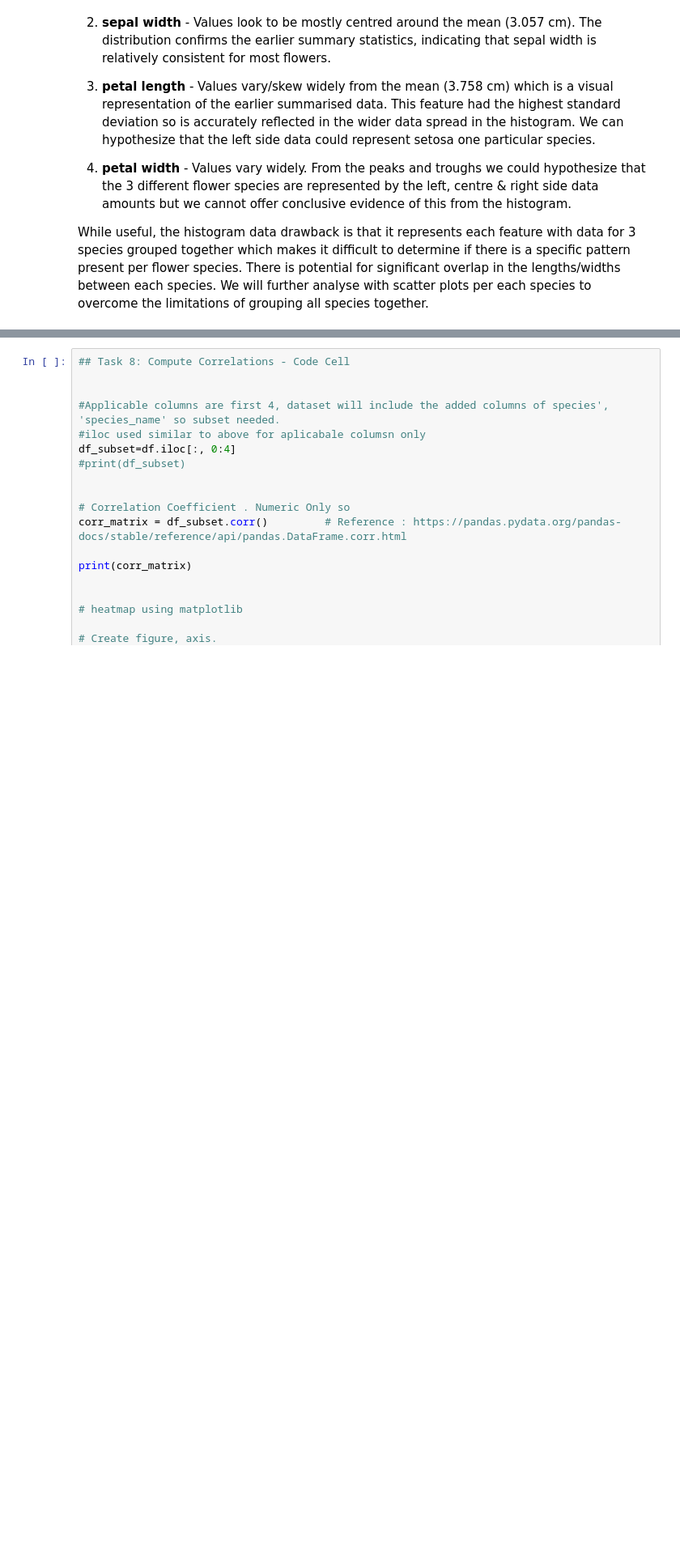
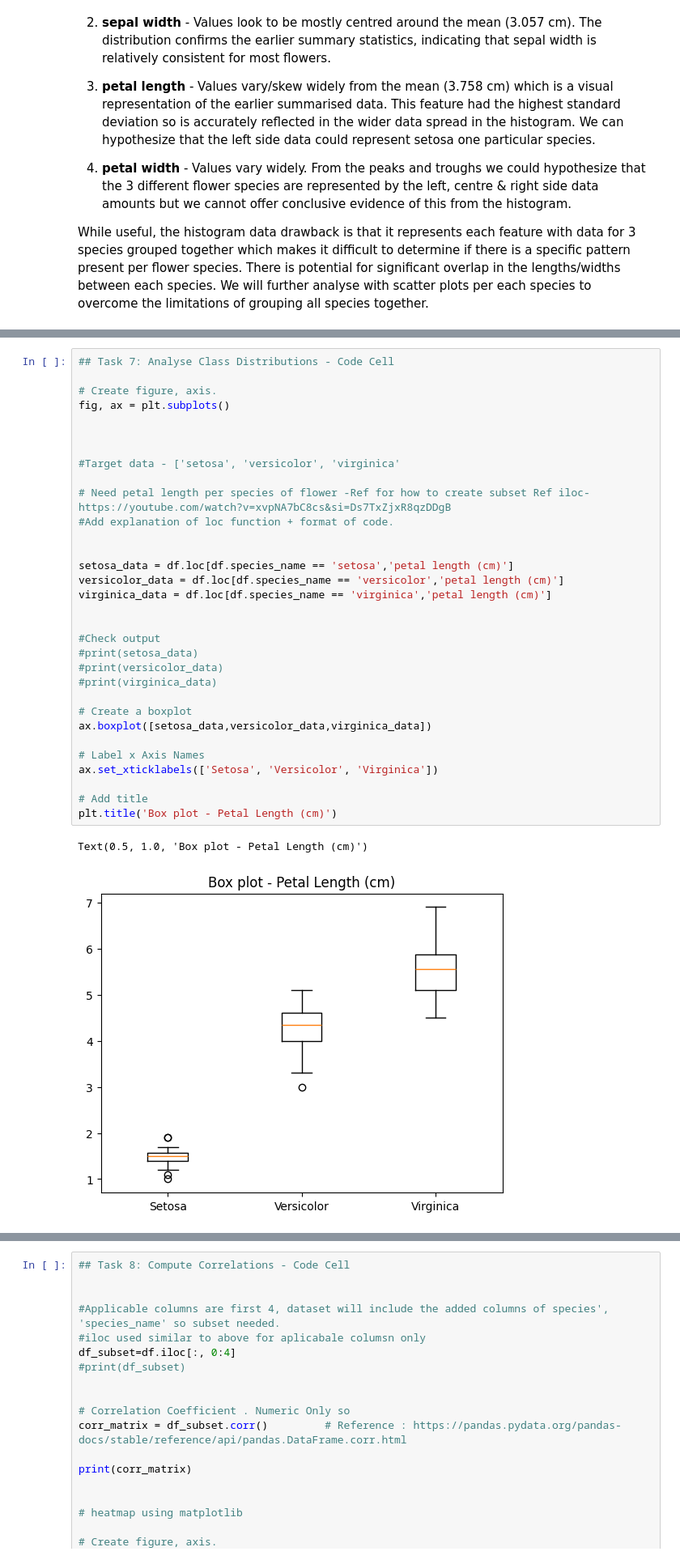
Before and after one commit to Mr-Scarf/pands-project, a Jupyter notebook: analysis.ipynb, the cells around one changed output, grey strips where cells are left out. Shown at 81% size. Cells and saved outputs as stored; diff of their text form; blank space fills up the shorter version.

```diff
--- a/analysis.ipynb
+++ b/analysis.ipynb
@@ -280,0 +474,35 @@ KeyError: "['species_name'] not in index"
+# %%
+## Task 7: Analyse Class Distributions - Code Cell
+
+# Create figure, axis.
+fig, ax = plt.subplots()
+
+
+
+#Target data - ['setosa', 'versicolor', 'virginica'
+
+# Need petal length per species of flower -Ref for how to create subset Ref iloc- https://youtube.com/watch?v=xvpNA7bC8cs&si=Ds7TxZjxR8qzDDgB
+#Add explanation of loc function + format of code.
+
+
+setosa_data = df.loc[df.species_name == 'setosa','petal length (cm)']
+versicolor_data = df.loc[df.species_name == 'versicolor','petal length (cm)']
+virginica_data = df.loc[df.species_name == 'virginica','petal length (cm)']
+
+
+#Check output
+#print(setosa_data)
+#print(versicolor_data)
+#print(virginica_data)
+
+# Create a boxplot
+ax.boxplot([setosa_data,versicolor_data,virginica_data])
+
+# Label x Axis Names
+ax.set_xticklabels(['Setosa', 'Versicolor', 'Virginica'])
+
+# Add title
+plt.title('Box plot - Petal Length (cm)')
+# %% [output]
+Text(0.5, 1.0, 'Box plot - Petal Length (cm)')
+[figure, added]
```
Also changed, not shown: parts of 14 cells of this notebook.
